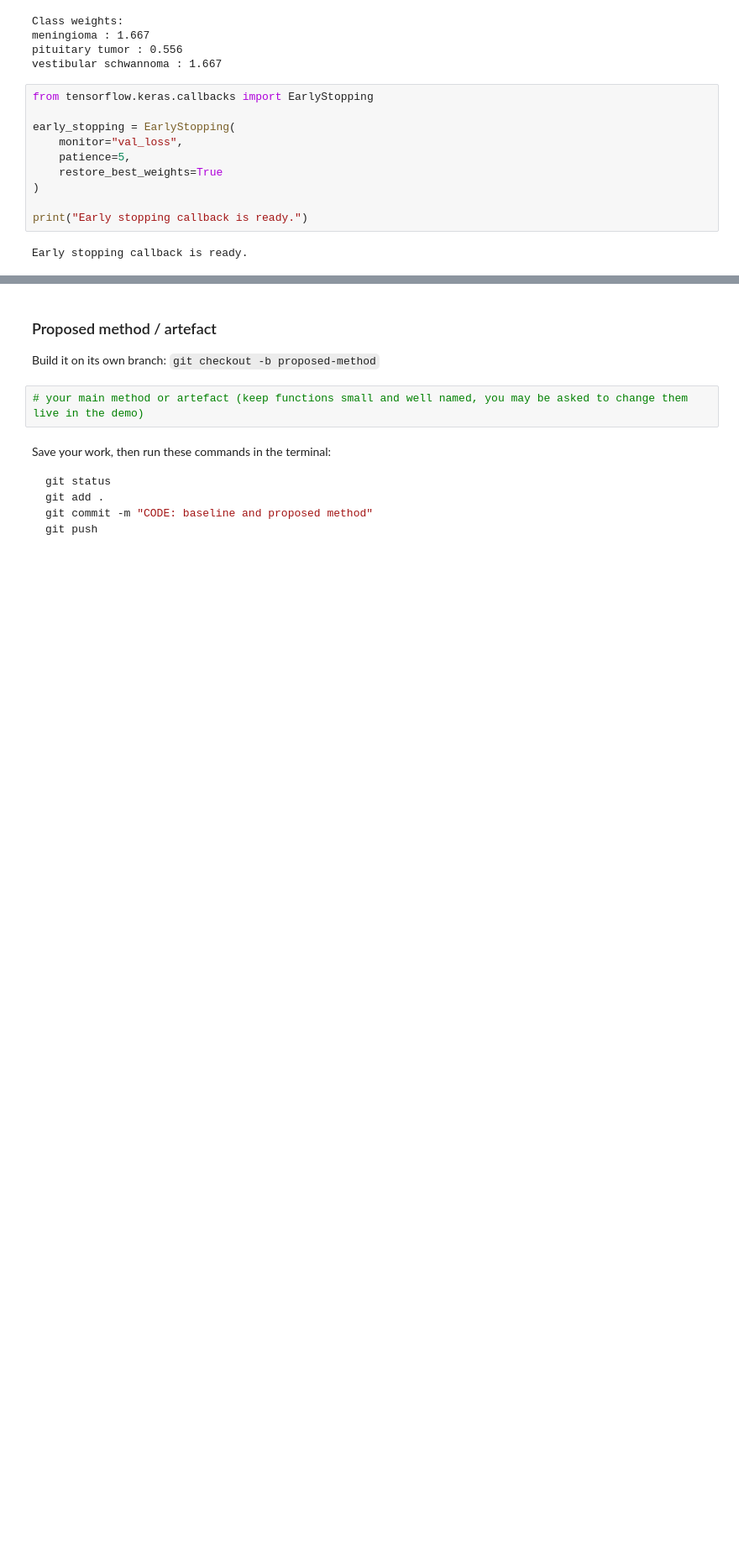
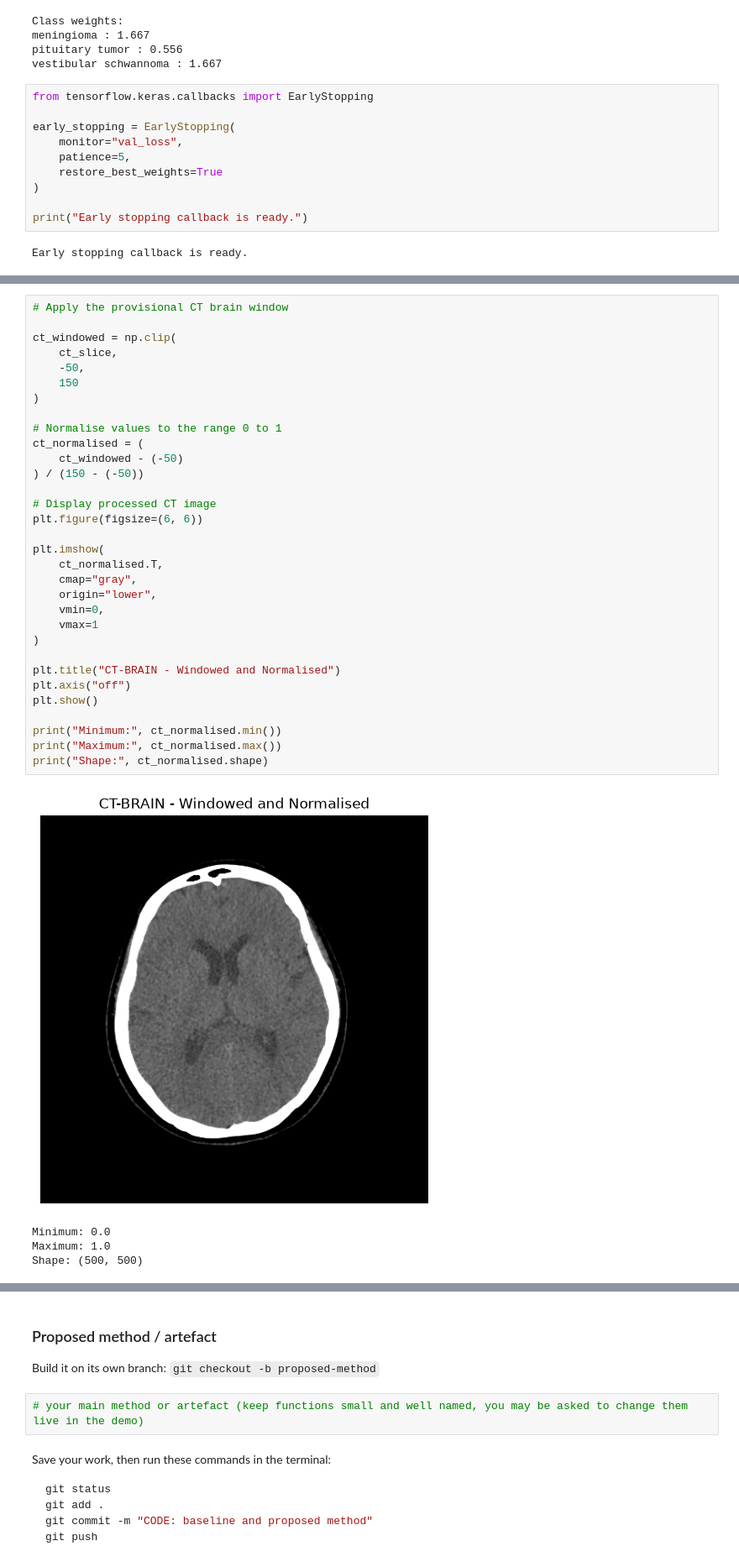
Before and after one commit to Niharika1003/msc-project-rayavarapu, a Jupyter notebook: MSC_final_project.ipynb, the cells around one changed output, grey strips where cells are left out. Shown at 84% size. Cells and saved outputs as stored; diff of their text form; blank space fills up the shorter version.

```diff
--- a/MSC_final_project.ipynb
+++ b/MSC_final_project.ipynb
@@ -2099,0 +2211,37 @@ vestibular schwannoma       1.00      0.67      0.80         3
+# %%
+# Apply the provisional CT brain window
+
+ct_windowed = np.clip(
+    ct_slice,
+    -50,
+    150
+)
+
+# Normalise values to the range 0 to 1
+ct_normalised = (
+    ct_windowed - (-50)
+) / (150 - (-50))
+
+# Display processed CT image
+plt.figure(figsize=(6, 6))
+
+plt.imshow(
+    ct_normalised.T,
+    cmap="gray",
+    origin="lower",
+    vmin=0,
+    vmax=1
+)
+
+plt.title("CT-BRAIN - Windowed and Normalised")
+plt.axis("off")
+plt.show()
+
+print("Minimum:", ct_normalised.min())
+print("Maximum:", ct_normalised.max())
+print("Shape:", ct_normalised.shape)
+# %% [output]
+[figure, added]
+Minimum: 0.0
+Maximum: 1.0
+Shape: (500, 500)
```
Also changed, not shown: parts of 25 cells of this notebook.
